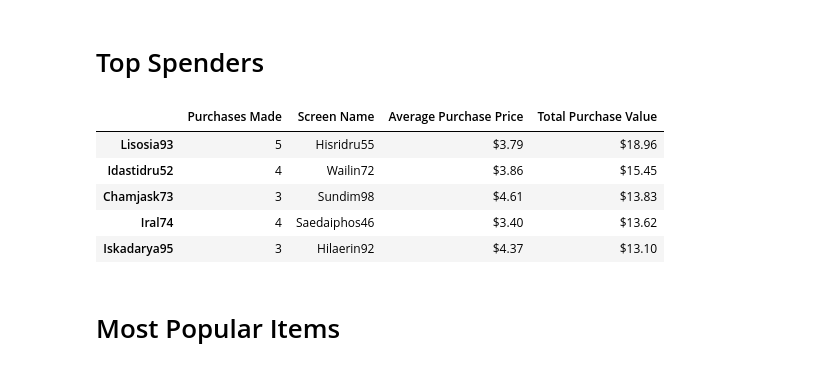
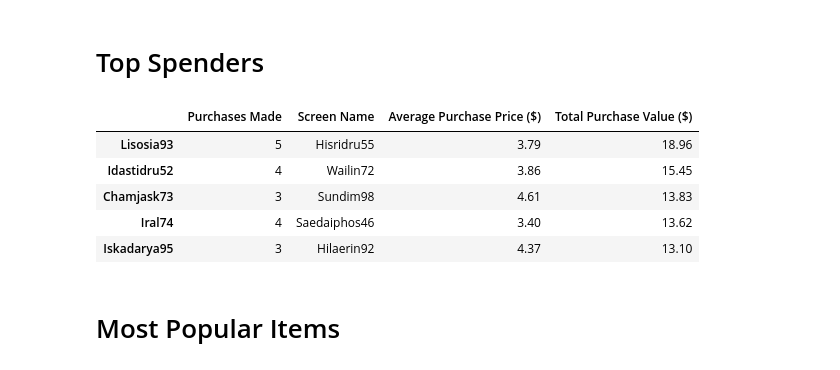
Before and after one commit to IIVIIIII/Heroes_of_Pymoli, a Jupyter notebook: HeroesOfPymoli/HeroesOfPymoli.ipynb, the cells around one changed output. Saved outputs shown, nothing was run; the diff lists cells and outputs as text; code cells hidden in the pictures.

Commit message:
top spenders values to floats

```diff
--- a/HeroesOfPymoli/HeroesOfPymoli.ipynb
+++ b/HeroesOfPymoli/HeroesOfPymoli.ipynb
@@ -242,35 +242,31 @@ age_stuff_df.set_index("Age Range")
 # %%
 # group original dataframe by screen name
 players_group = hop_df.groupby(["SN"])
 
 # calculate purchase data of top spenders
 purchases_made = hop_df["SN"].value_counts()
 screen_name = hop_df["SN"].unique()
-average_purchase_price = players_group["Price"].mean()
-total_purchase_value = players_group["Price"].sum()
+average_purchase_price = round(players_group["Price"].mean(), 2)
+total_purchase_value = round(players_group["Price"].sum(), 2)
 
 # create dataframe with calculated values
 spenders_df = pd.DataFrame({"Purchases Made": purchases_made,
                         "Screen Name": screen_name,
-                        "Average Purchase Price": average_purchase_price,
-                        "Total Purchase Value": total_purchase_value})
+                        "Average Purchase Price ($)": average_purchase_price,
+                        "Total Purchase Value ($)": total_purchase_value})
 
 # sort dataframe from highest to lowest spenders
-spenders_df = spenders_df.sort_values(["Total Purchase Value"], ascending=False)
-
-# convert columns to dollar format where appropriate
-spenders_df['Average Purchase Price'] = average_purchase_price.apply(lambda x: "${:.2f}".format(x))
-spenders_df['Total Purchase Value'] = total_purchase_value.apply(lambda x: "${:.2f}".format(x))
+spenders_df = spenders_df.sort_values(["Total Purchase Value ($)"], ascending=False)
 
 # display top 5 spenders
 spenders_df.head(5)
 # %% [output]
-|  | Purchases Made | Screen Name | Average Purchase Price | Total Purchase Value |
-| Lisosia93 | 5 | Hisridru55 | $3.79 | $18.96 |
-| Idastidru52 | 4 | Wailin72 | $3.86 | $15.45 |
-| Chamjask73 | 3 | Sundim98 | $4.61 | $13.83 |
-| Iral74 | 4 | Saedaiphos46 | $3.40 | $13.62 |
-| Iskadarya95 | 3 | Hilaerin92 | $4.37 | $13.10 |
+|  | Purchases Made | Screen Name | Average Purchase Price ($) | Total Purchase Value ($) |
+| Lisosia93 | 5 | Hisridru55 | 3.79 | 18.96 |
+| Idastidru52 | 4 | Wailin72 | 3.86 | 15.45 |
+| Chamjask73 | 3 | Sundim98 | 4.61 | 13.83 |
+| Iral74 | 4 | Saedaiphos46 | 3.40 | 13.62 |
+| Iskadarya95 | 3 | Hilaerin92 | 4.37 | 13.10 |
 # %% [markdown]
 # Most Popular Items
 # %%
```
